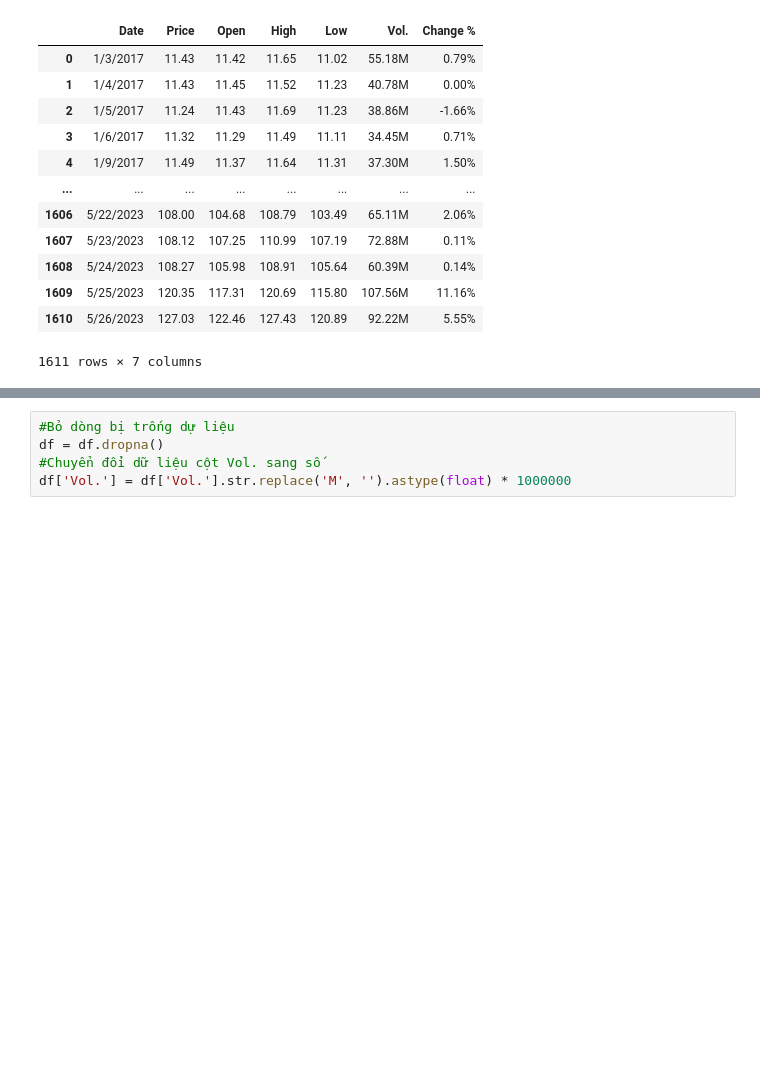
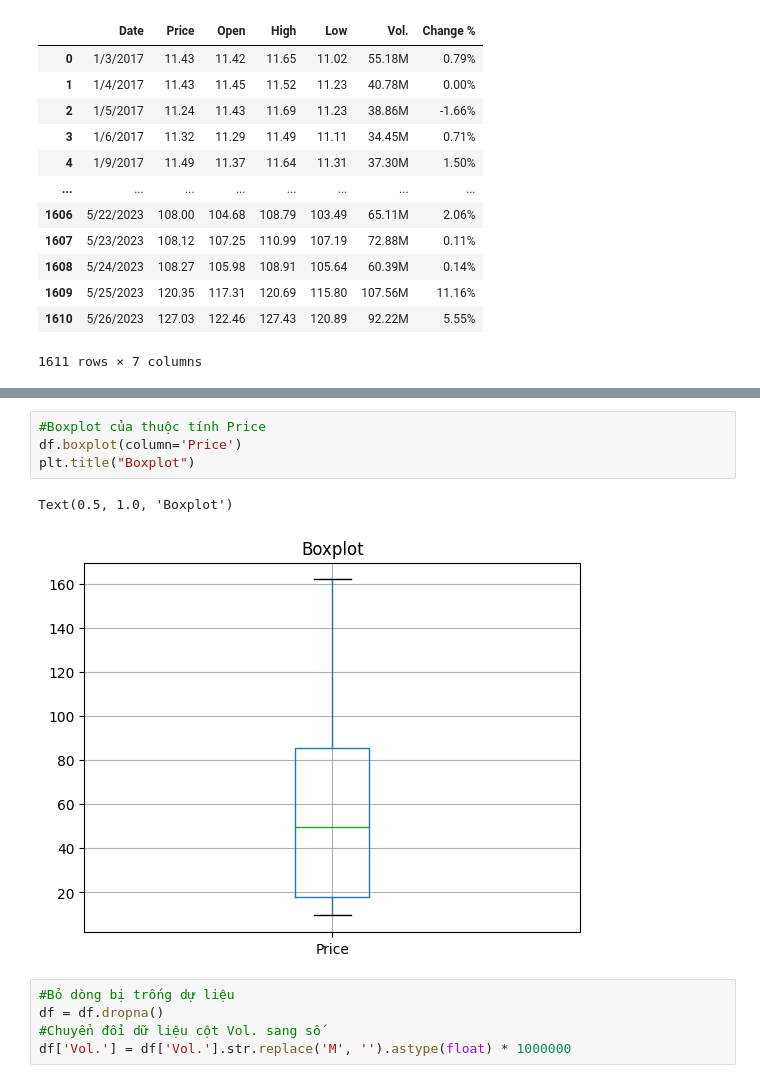
Before and after one commit to dangnghiepcuong/IS403.N21.HTTT_Nhom2, a Jupyter notebook: 1. Linear Regression/AMD_LN_Model_622.ipynb, the cells around one changed output, grey strips where cells are left out. Cells and saved outputs as stored; diff of their text form; blank space fills up the shorter version.

```diff
--- a/1. Linear Regression/AMD_LN_Model_622.ipynb
+++ b/1. Linear Regression/AMD_LN_Model_622.ipynb
@@ -57,3 +84,10 @@ df
+# %%
+#Boxplot của thuộc tính Price
+df.boxplot(column='Price')
+plt.title("Boxplot")
+# %% [output]
+Text(0.5, 1.0, 'Boxplot')
+[figure, added]
 # %%
 #Bỏ dòng bị trống dự liệu
 df = df.dropna()
```
Also changed, not shown: parts of 4 cells of this notebook, 17 other files.
